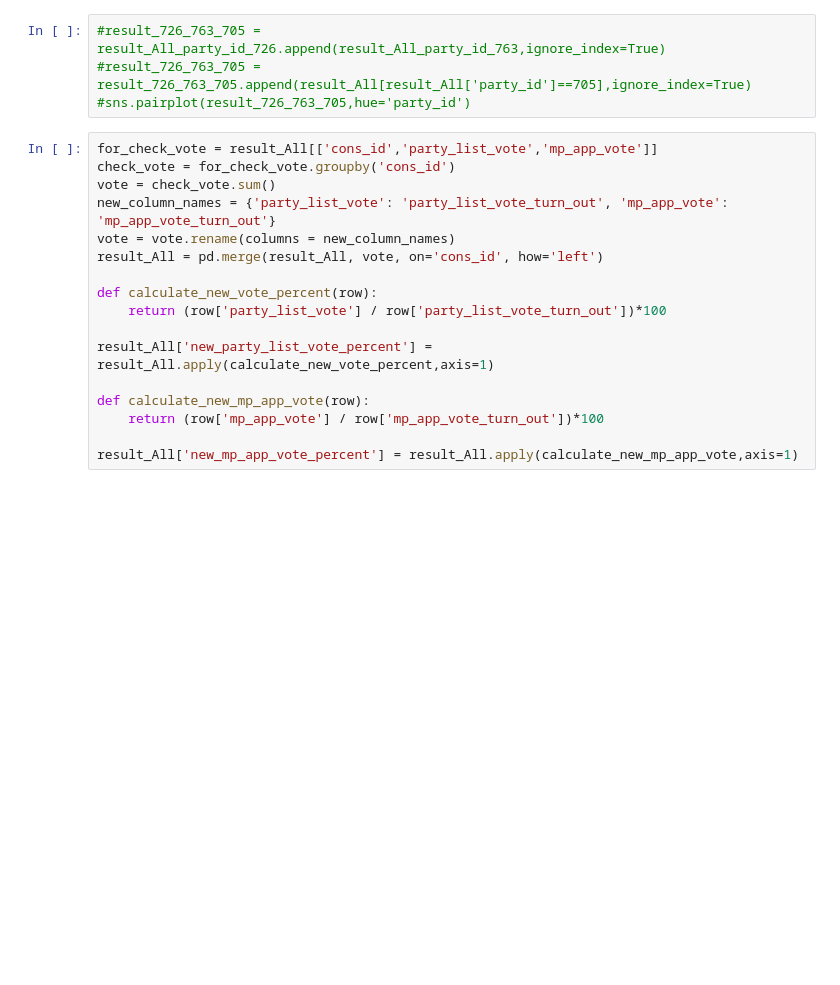
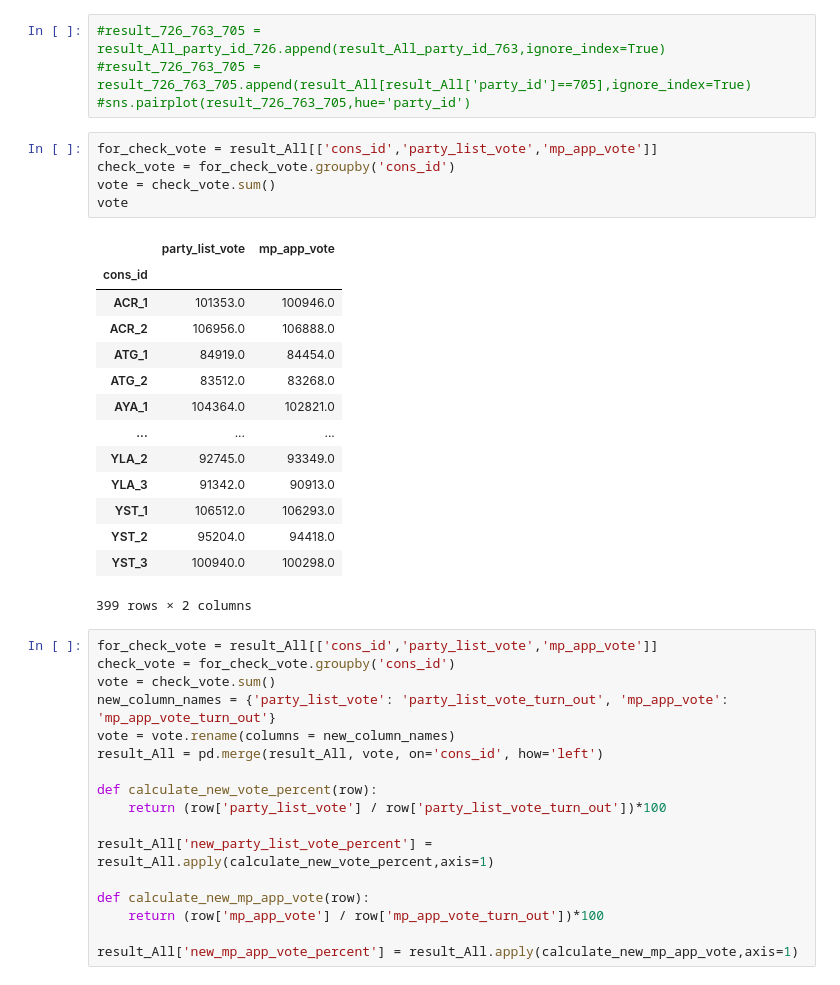
Before and after one commit to thakdanaiza/Linear_Logistic_HW1, a Jupyter notebook: Dataset/Linear_HW1.ipynb, the cells around one changed output. Saved outputs shown, nothing was run; the diff lists cells and outputs as text; blank space fills up the shorter version.

```diff
--- a/Dataset/Linear_HW1.ipynb
+++ b/Dataset/Linear_HW1.ipynb
@@ -44,6 +44,26 @@ result_All = result_All.drop(result_All.index[result_All['cons_id']=='NST_6'])
 #result_726_763_705 = result_All_party_id_726.append(result_All_party_id_763,ignore_index=True)
 #result_726_763_705 = result_726_763_705.append(result_All[result_All['party_id']==705],ignore_index=True)
 #sns.pairplot(result_726_763_705,hue='party_id')
+# %%
+for_check_vote = result_All[['cons_id','party_list_vote','mp_app_vote']]
+check_vote = for_check_vote.groupby('cons_id')
+vote = check_vote.sum()
+vote
+# %% [output]
+|  | party_list_vote | mp_app_vote |
+| cons_id |  |  |
+| ACR_1 | 101353.0 | 100946.0 |
+| ACR_2 | 106956.0 | 106888.0 |
+| ATG_1 | 84919.0 | 84454.0 |
+| ATG_2 | 83512.0 | 83268.0 |
+| AYA_1 | 104364.0 | 102821.0 |
+| ... | ... | ... |
+| YLA_2 | 92745.0 | 93349.0 |
+| YLA_3 | 91342.0 | 90913.0 |
+| YST_1 | 106512.0 | 106293.0 |
+| YST_2 | 95204.0 | 94418.0 |
+| YST_3 | 100940.0 | 100298.0 |
+399 rows × 2 columns
 # %%
 for_check_vote = result_All[['cons_id','party_list_vote','mp_app_vote']]
 check_vote = for_check_vote.groupby('cons_id')
```
Also changed, not shown: 4 other files.
